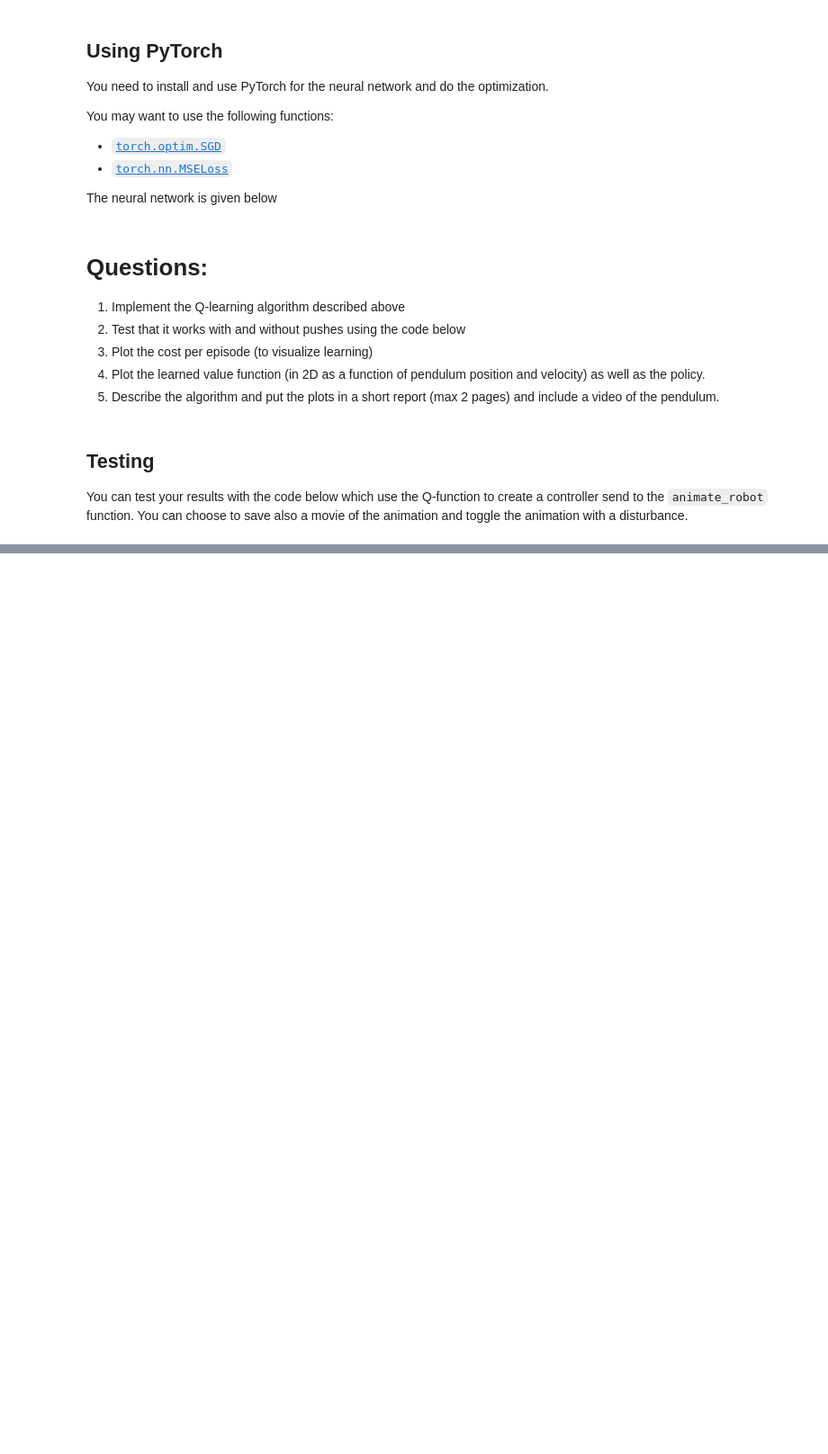
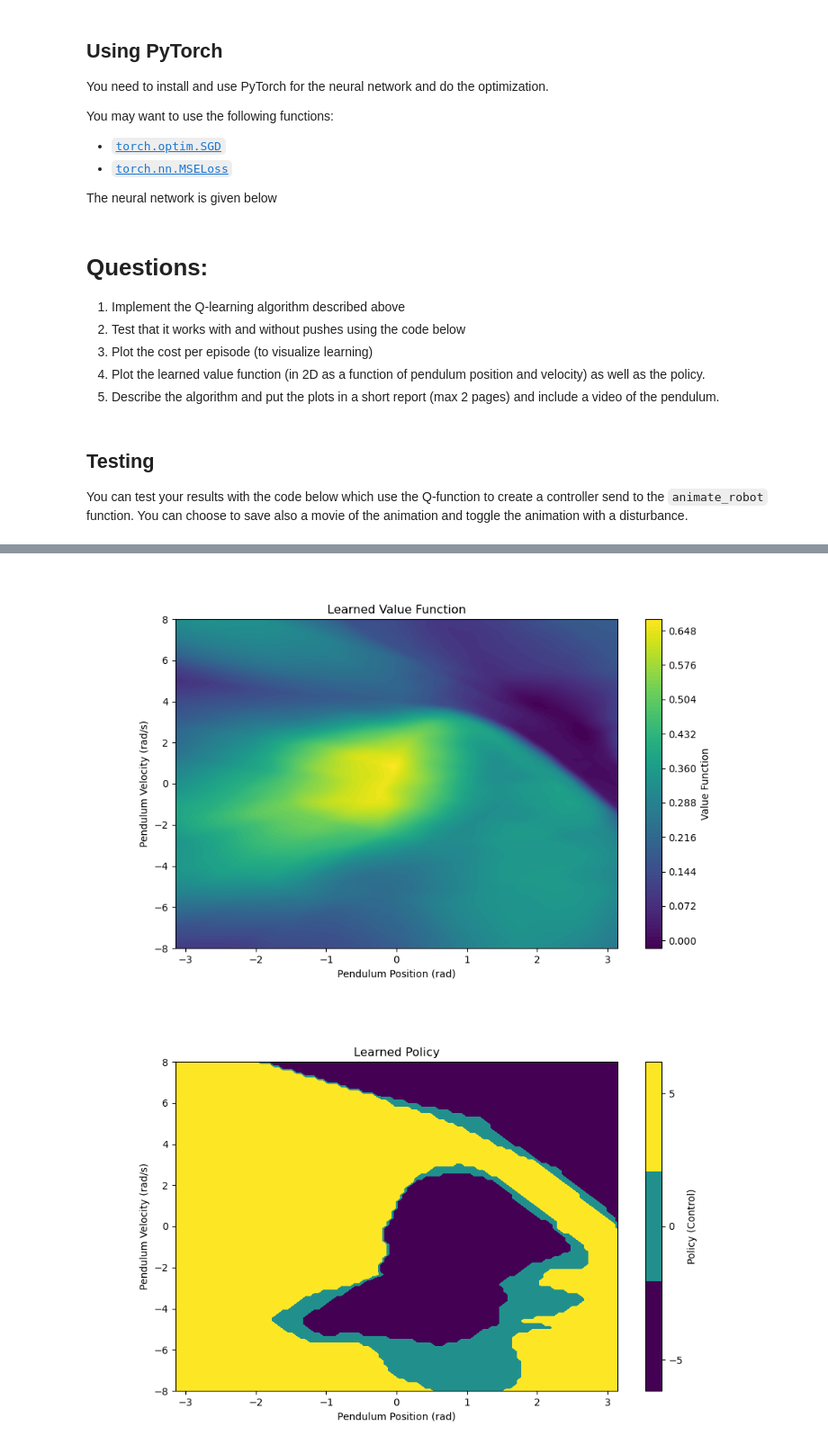
Before and after one commit to RiVer2000/ROB-GY-6323, a Jupyter notebook: Homework 4/Q-learning.ipynb, the cells around one changed output, grey strips where cells are left out. Shown at 90% size. Saved outputs shown, nothing was run; the diff lists cells and outputs as text; code cells hidden in the pictures; blank space fills up the shorter version.

```diff
--- a/Homework 4/Q-learning.ipynb
+++ b/Homework 4/Q-learning.ipynb
@@ -194,3 +184,57 @@ def controller(x):
 pendulum.animate_robot(x0,controller,push=True, save_movie=False)
 # %% [output]
 [interactive output not drawn]
+# %%
+from matplotlib.colors import BoundaryNorm
+
+def plot_value_function_and_policy(q_function, possible_controls, position_range=(-np.pi, np.pi), velocity_range=(-8, 8), grid_size=100):
+    # Create a grid of positions and velocities
+    positions = np.linspace(*position_range, grid_size)
+    velocities = np.linspace(*velocity_range, grid_size)
+    position_grid, velocity_grid = np.meshgrid(positions, velocities)
+
+    # Initialize arrays for the value function and policy
+    value_grid = np.zeros_like(position_grid)
+    policy_grid = np.zeros_like(position_grid)
+
+    # Evaluate the Q-function for each grid point
+    for i in range(grid_size):
+        for j in range(grid_size):
+            state = torch.tensor([position_grid[i, j], velocity_grid[i, j]], dtype=torch.float32)
+            q_values = q_function(state.unsqueeze(0)).detach().numpy().flatten()
+            value_grid[i, j] = np.min(q_values)  # Value function
+            policy_grid[i, j] = possible_controls[np.argmin(q_values)]  # Policy
+
+    # Plot the value function
+    plt.figure(figsize=(10, 6))
+    plt.contourf(position_grid, velocity_grid, value_grid, levels=100)
+    plt.colorbar(label='Value Function')
+    plt.title('Learned Value Function')
+    plt.xlabel('Pendulum Position (rad)')
+    plt.ylabel('Pendulum Velocity (rad/s)')
+    plt.show()
+
+    # Plot the policy
+    # Plot the policy
+    plt.figure(figsize=(10, 6))
+
+    # Define boundaries and colormap for the discrete policy values
+    levels = [-6, -2.5, 2.5, 6]  # Boundaries for -5, 0, 5
+    cmap = plt.cm.viridis
+    norm = BoundaryNorm(boundaries=levels, ncolors=cmap.N, clip=True)
+
+    contour = plt.contourf(position_grid, velocity_grid, policy_grid, levels=levels, cmap=cmap, norm=norm)
+    cbar = plt.colorbar(contour, ticks=[-5, 0, 5])  # Set color bar ticks to match control values
+    cbar.set_label('Policy (Control)')
+
+    plt.title('Learned Policy')
+    plt.xlabel('Pendulum Position (rad)')
+    plt.ylabel('Pendulum Velocity (rad/s)')
+    plt.show()
+
+
+# Example usage
+plot_value_function_and_policy(q_function, possible_controls)
+# %% [output]
+[figure, added]
+[figure, added]
```
Also changed, not shown: parts of 3 cells of this notebook, 1 other file.
